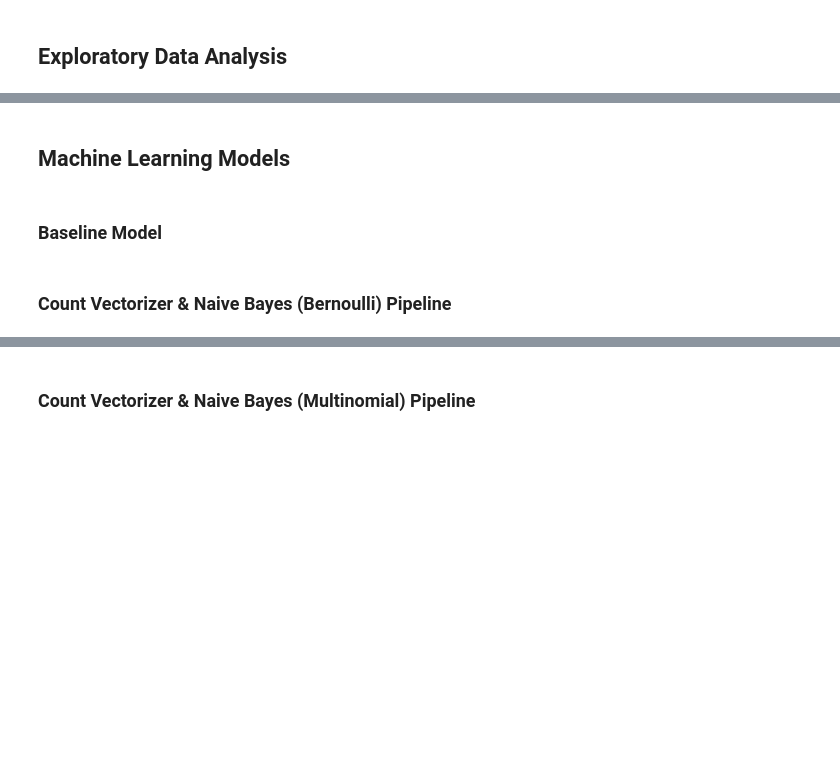
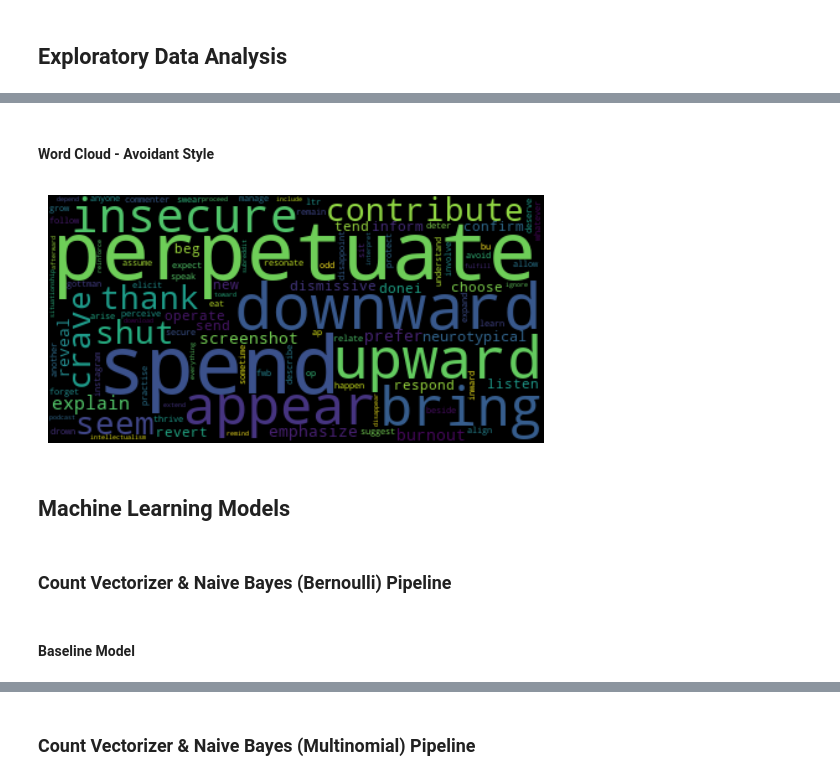
Before and after one commit to MrKiasu/DSI_39-Project_3, a Jupyter notebook: code/02 clean_eda_modelling.ipynb, the cells around one changed output, grey strips where cells are left out. Drawn from its saved outputs; the diff is of its cells as text; code cells hidden in the pictures; blank space fills up the shorter version.

```diff
--- a/code/02 clean_eda_modelling.ipynb
+++ b/code/02 clean_eda_modelling.ipynb
@@ -337,9 +449,27 @@ highest_scores
+# %% [markdown]
+#### Word Cloud - Avoidant Style
+# %%
+# For Avoidant Attachment class 0
+
+class_0_words = [word for word in tokens_class_0 if word not in duplicate_word_list]
+
+text = " ".join(unique_tokens_class_0)
+
+# Create and generate a word cloud image:
+wordcloud = WordCloud().generate(text)
+
+# Display the generated image:
+plt.imshow(wordcloud, interpolation='bilinear')
+plt.axis("off")
+plt.show()
+# %% [output]
+[figure, added]
 # %% [markdown]
 ## Machine Learning Models
-# %% [markdown]
-### Baseline Model
 # %% [markdown]
 ### Count Vectorizer & Naive Bayes (Bernoulli) Pipeline
+# %% [markdown]
+#### Baseline Model
 # %%
 # Initiate train, test, split function
 X = df['text_final']
```
Also changed, not shown: parts of 65 cells of this notebook.
